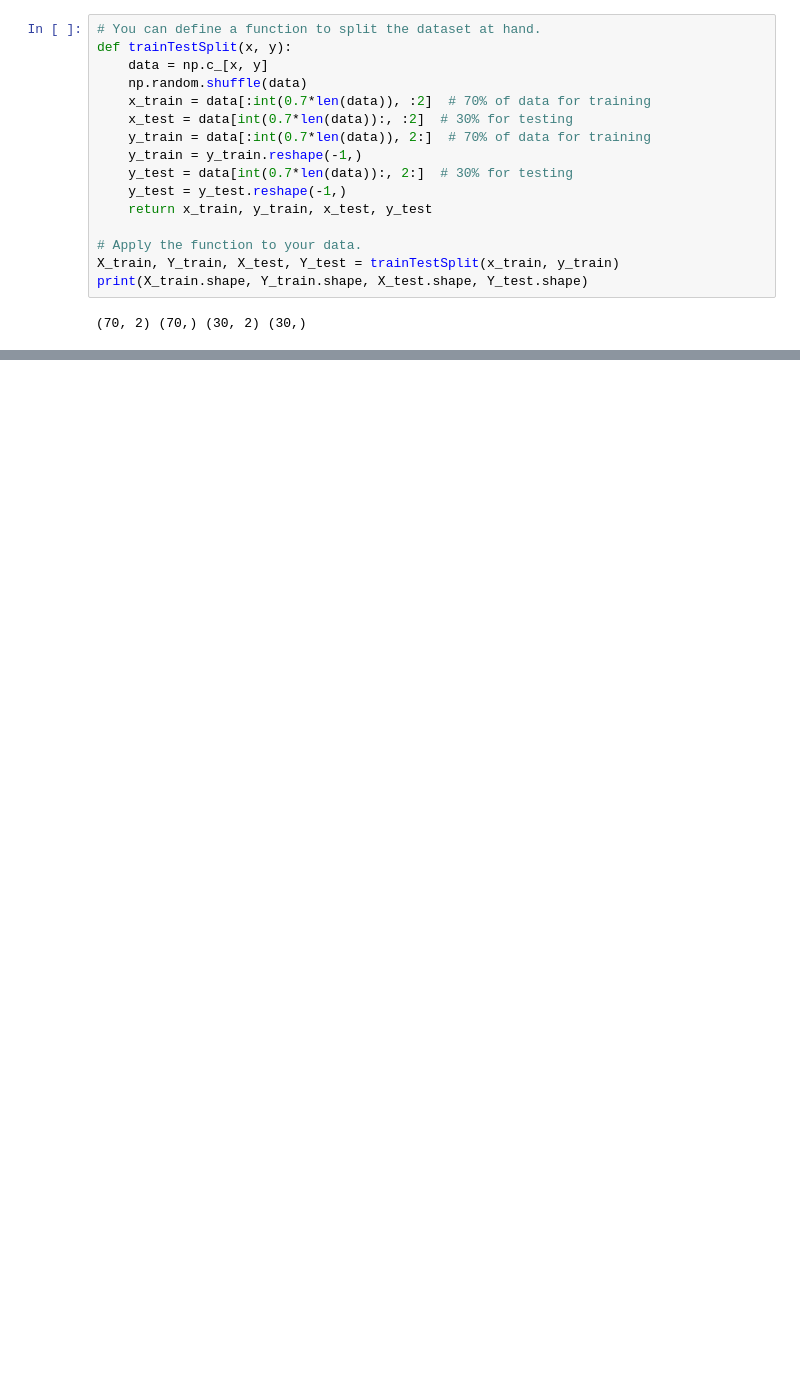
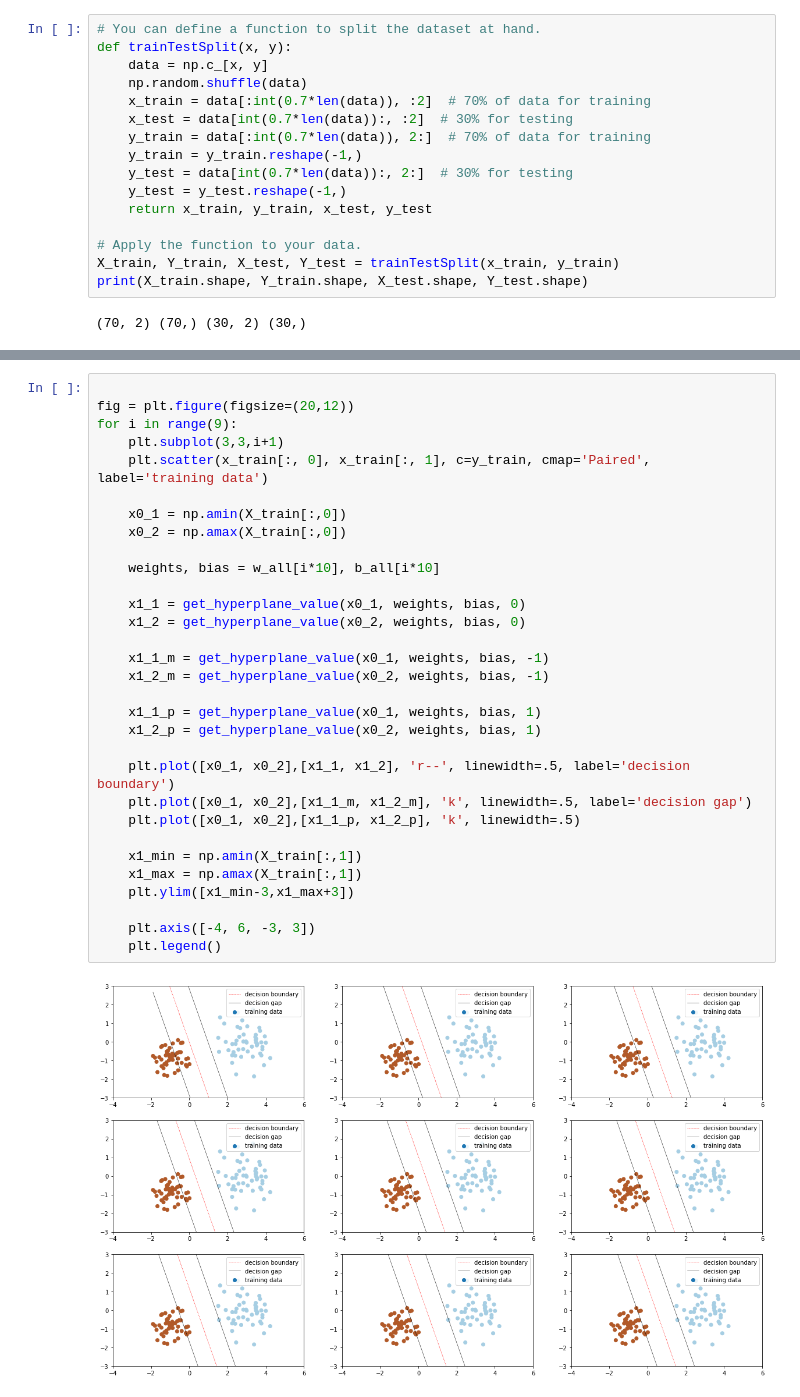
Before and after one commit to jonwangio/uu_ml, a Jupyter notebook: CLA_2_SVM_highDimensionality.ipynb, the cells around one changed output, grey strips where cells are left out. Cells and saved outputs as stored; diff of their text form; blank space fills up the shorter version.

```diff
--- a/CLA_2_SVM_highDimensionality.ipynb
+++ b/CLA_2_SVM_highDimensionality.ipynb
@@ -114,0 +122,33 @@ plt.show()
+# %%
+
+fig = plt.figure(figsize=(20,12))
+for i in range(9):
+    plt.subplot(3,3,i+1)
+    plt.scatter(x_train[:, 0], x_train[:, 1], c=y_train, cmap='Paired', label='training data')
+
+    x0_1 = np.amin(X_train[:,0])
+    x0_2 = np.amax(X_train[:,0])
+
+    weights, bias = w_all[i*10], b_all[i*10]
+
+    x1_1 = get_hyperplane_value(x0_1, weights, bias, 0)
+    x1_2 = get_hyperplane_value(x0_2, weights, bias, 0)
+
+    x1_1_m = get_hyperplane_value(x0_1, weights, bias, -1)
+    x1_2_m = get_hyperplane_value(x0_2, weights, bias, -1)
+
+    x1_1_p = get_hyperplane_value(x0_1, weights, bias, 1)
+    x1_2_p = get_hyperplane_value(x0_2, weights, bias, 1)
+
+    plt.plot([x0_1, x0_2],[x1_1, x1_2], 'r--', linewidth=.5, label='decision boundary')
+    plt.plot([x0_1, x0_2],[x1_1_m, x1_2_m], 'k', linewidth=.5, label='decision gap')
+    plt.plot([x0_1, x0_2],[x1_1_p, x1_2_p], 'k', linewidth=.5)
+
+    x1_min = np.amin(X_train[:,1])
+    x1_max = np.amax(X_train[:,1])
+    plt.ylim([x1_min-3,x1_max+3])
+
+    plt.axis([-4, 6, -3, 3])
+    plt.legend()
+# %% [output]
+[figure, added]
```
Also changed, not shown: parts of 4 cells of this notebook, 2 other files.
